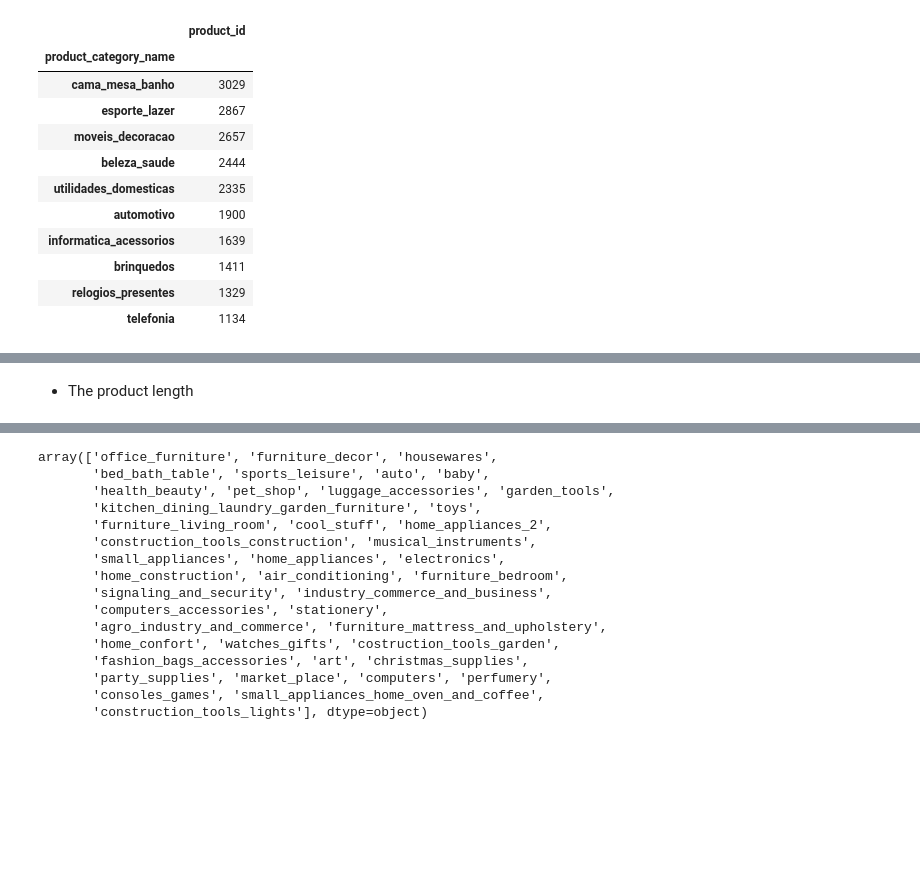
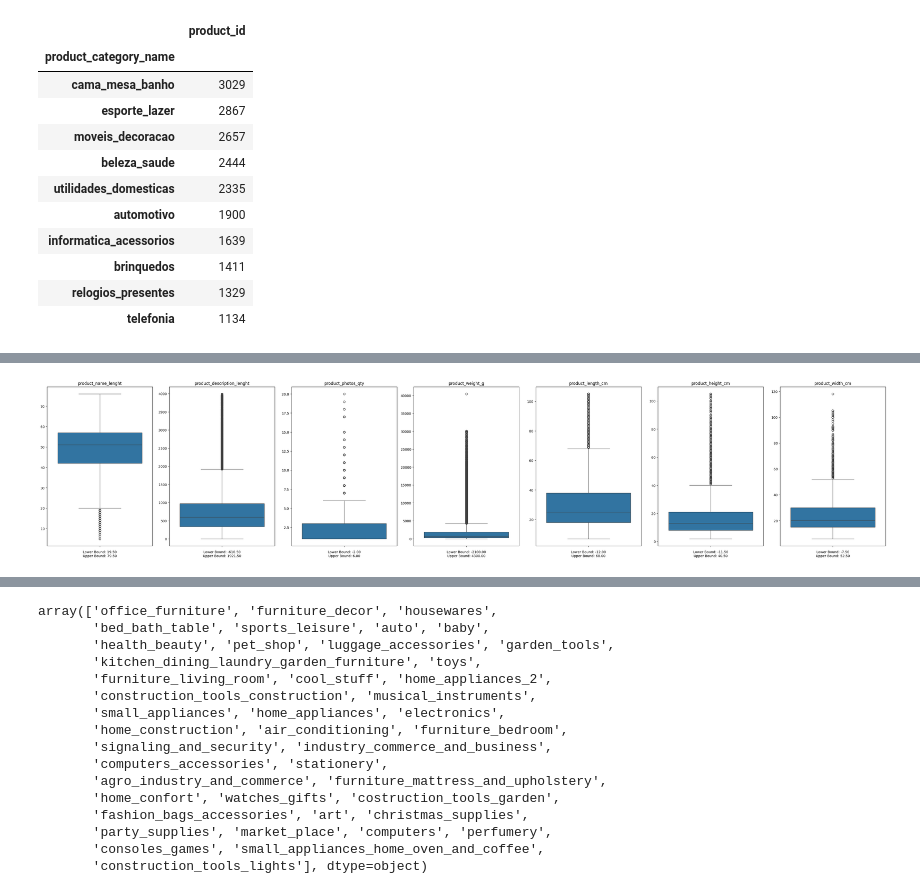
Before and after one commit to atthabrizi/brazillian_ecommerce_clustering, a Jupyter notebook: eda-analysis.ipynb, the cells around one changed output, grey strips where cells are left out. Cells and saved outputs as stored; diff of their text form; code cells hidden in the pictures; blank space fills up the shorter version.

```diff
--- a/eda-analysis.ipynb
+++ b/eda-analysis.ipynb
@@ -477,2 +478,9 @@ plt.show()
-# %% [markdown]
-- The product length
+# %%
+prod = ['product_name_lenght',
+
+       'product_description_lenght', 'product_photos_qty', 'product_weight_g',
+       'product_length_cm', 'product_height_cm', 'product_width_cm']
+
+plot_boxplot(products, prod)
+# %% [output]
+[figure, added]
```
Also changed, not shown: parts of 25 cells of this notebook.
